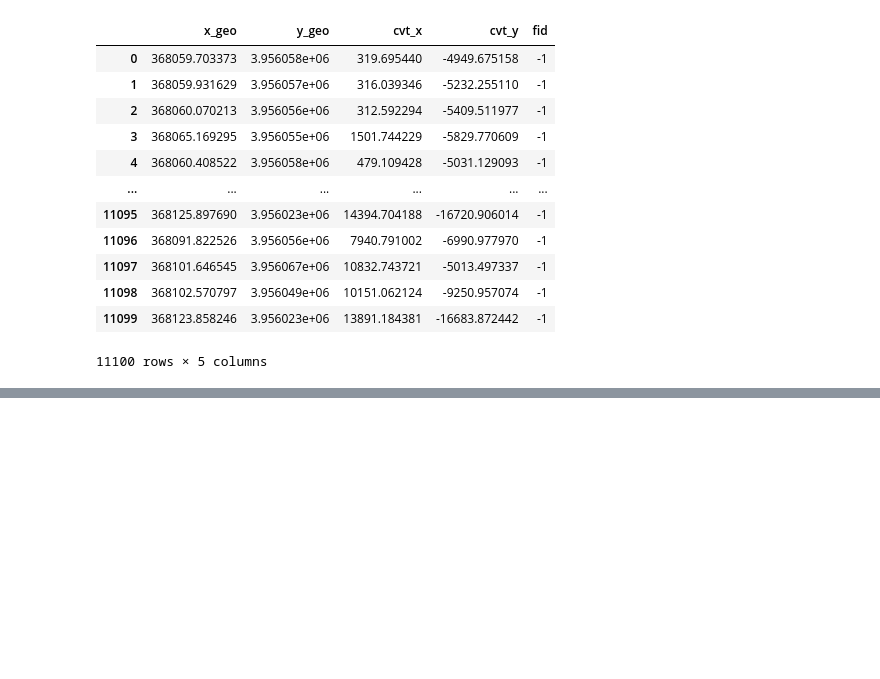
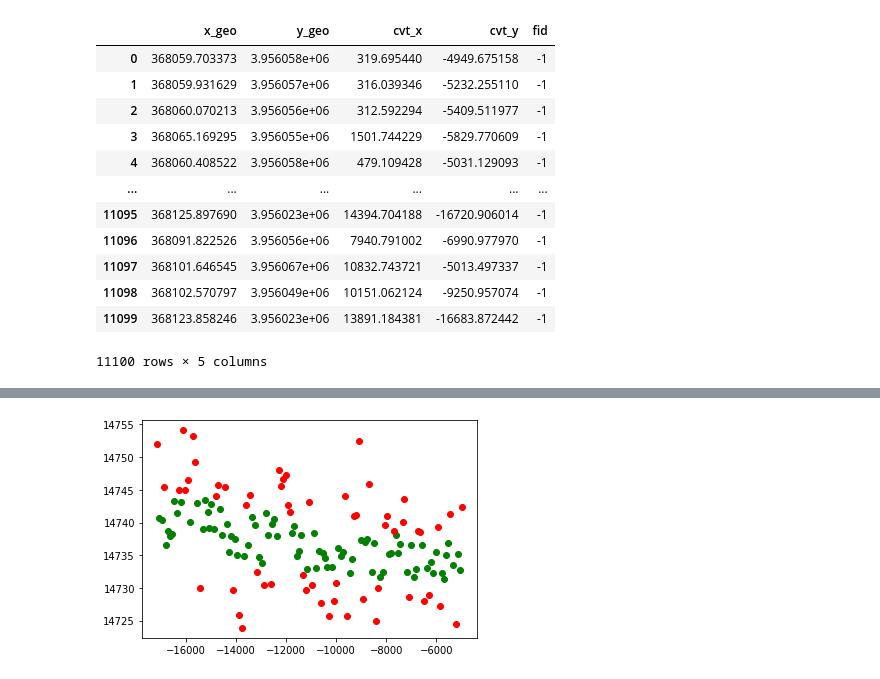
Before and after one commit to UTokyo-FieldPhenomics-Lab/UAVbroccoli, a Jupyter notebook: 01_slice/07_clip_2022.ipynb, the cells around one changed output, grey strips where cells are left out. Drawn from its saved outputs; the diff is of its cells as text; code cells hidden in the pictures; blank space fills up the shorter version.

```diff
--- a/01_slice/07_clip_2022.ipynb
+++ b/01_slice/07_clip_2022.ipynb
@@ -475,0 +472,8 @@ plt.show()
+# %%
+X = np.ones((len(selected_xy), 1))
+X[:, 0] = selected_xy.cvt_y
+
+reg = RANSACRegressor(residual_threshold=5000, max_trials=1000).fit(X, selected_xy['cvt_x'])
+inlier_mask = reg.inlier_mask_
+
+inlier_mask
@@ -476,3 +497,9 @@ plt.show()
+# %%
+plt.scatter(X[inlier_mask, 0], selected_xy['cvt_x'][inlier_mask], c='g')
+plt.scatter(X[~inlier_mask, 0],  selected_xy['cvt_x'][~inlier_mask], c='r')
+plt.show()
+# %% [output]
+[figure, added]
 # %%
 order_df
 # %% [output]
```
Also changed, not shown: parts of 14 cells of this notebook, 6 other files.
